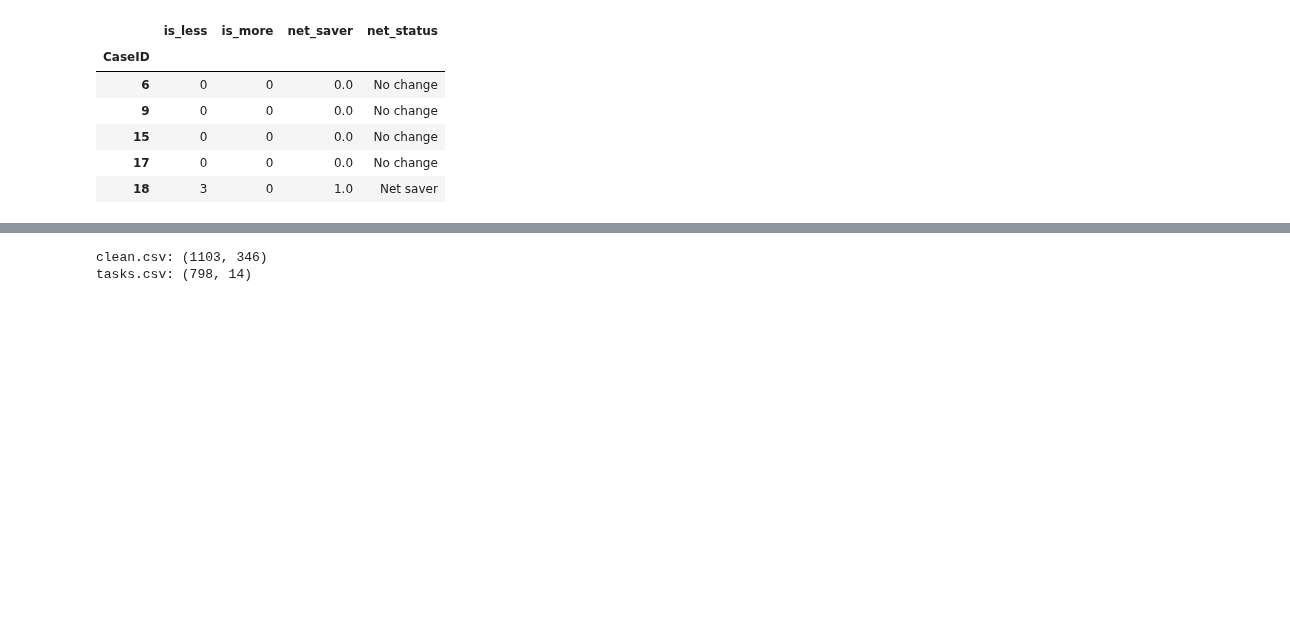
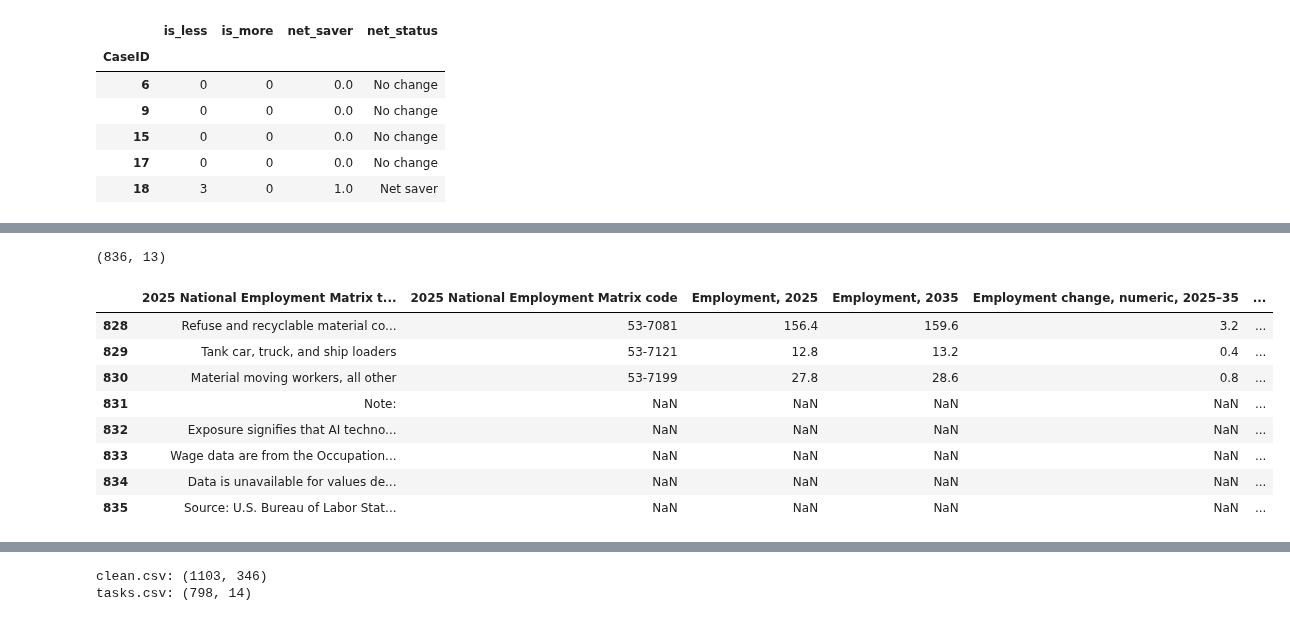
Before and after one commit to johnkim0622/ai-native-or-left-behind, a Jupyter notebook: notebooks/01_clean.ipynb, the cells around one changed output, grey strips where cells are left out. Drawn from its saved outputs; the diff is of its cells as text; code cells hidden in the pictures; blank space fills up the shorter version.

```diff
--- a/notebooks/01_clean.ipynb
+++ b/notebooks/01_clean.ipynb
@@ -377,0 +430,16 @@ People with only new/not sure tasks(excluded): 33
+# %%
+# Reload
+bls = pd.read_excel(bls_file, sheet_name="AI Exposure Categories", header=1)
+print(bls.shape)
+bls.tail(8)
+# %% [output]
+(836, 13)
+|  | 2025 National Employment Matrix t... | 2025 National Employment Matrix code | Employment, 2025 | Employment, 2035 | Employment change, numeric, 2025–35 | ... |
+| 828 | Refuse and recyclable material co... | 53-7081 | 156.4 | 159.6 | 3.2 | ... |
+| 829 | Tank car, truck, and ship loaders | 53-7121 | 12.8 | 13.2 | 0.4 | ... |
+| 830 | Material moving workers, all other | 53-7199 | 27.8 | 28.6 | 0.8 | ... |
+| 831 | Note: | NaN | NaN | NaN | NaN | ... |
+| 832 | Exposure signifies that AI techno... | NaN | NaN | NaN | NaN | ... |
+| 833 | Wage data are from the Occupation... | NaN | NaN | NaN | NaN | ... |
+| 834 | Data is unavailable for values de... | NaN | NaN | NaN | NaN | ... |
+| 835 | Source: U.S. Bureau of Labor Stat... | NaN | NaN | NaN | NaN | ... |
```
Also changed, not shown: parts of 13 cells of this notebook.
